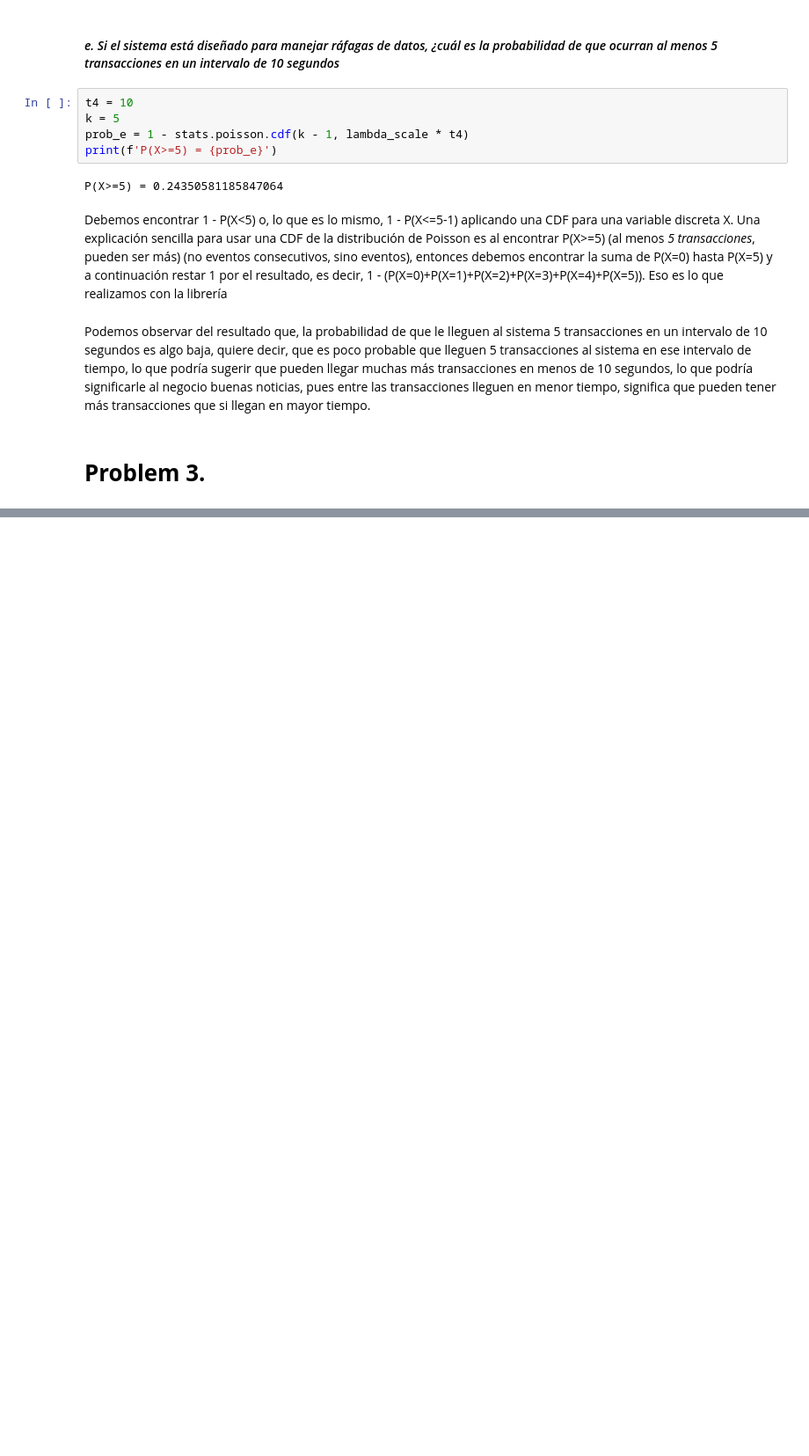
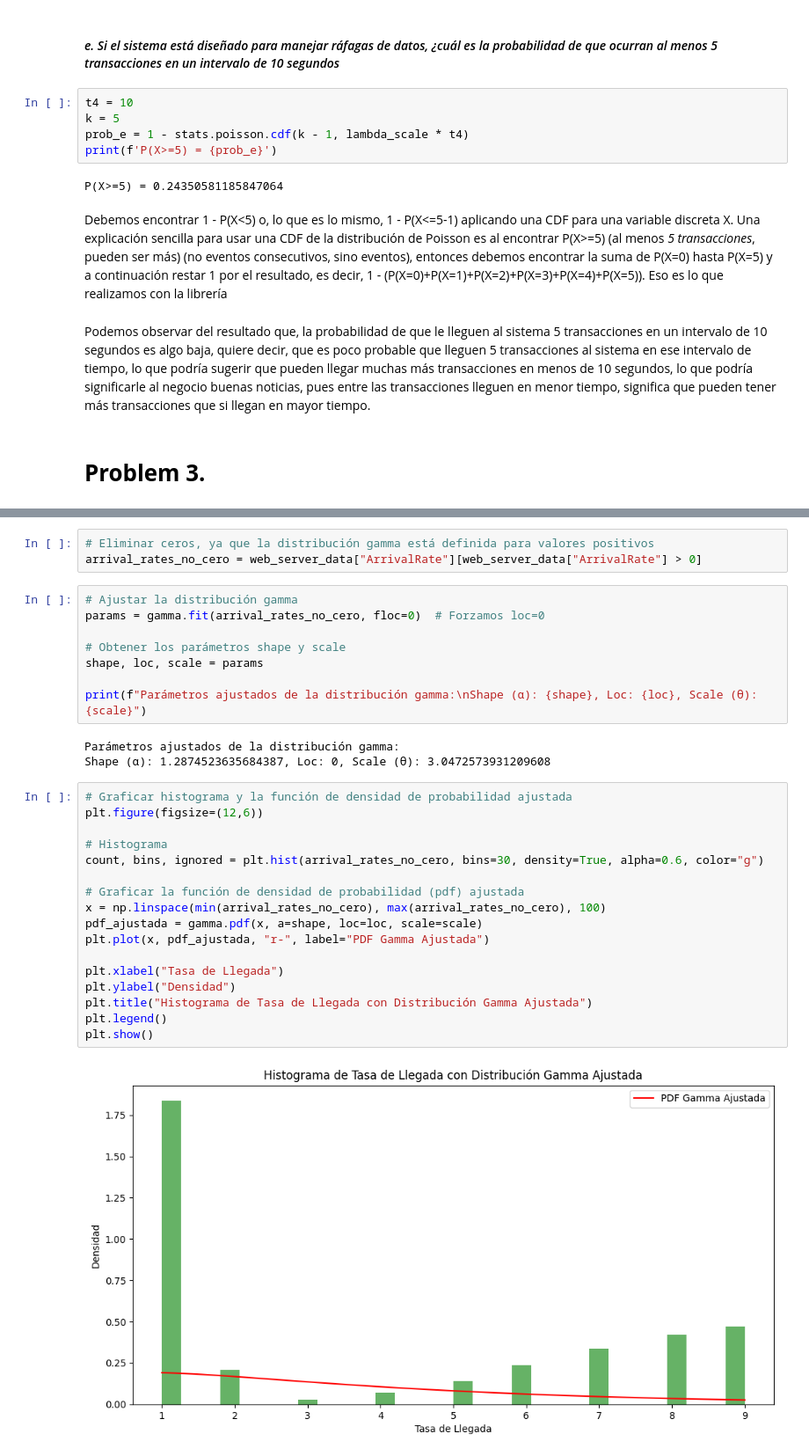
Before and after one commit to JuanRuizIng/Statistical_distributions, a Jupyter notebook: 001_StatisticalDistributionSolutions.ipynb, the cells around one changed output, grey strips where cells are left out. Shown: that part at 88% size. Saved outputs shown, nothing was run; the diff lists cells and outputs as text; blank space fills up the shorter version.

```diff
--- a/001_StatisticalDistributionSolutions.ipynb
+++ b/001_StatisticalDistributionSolutions.ipynb
@@ -202,0 +273,33 @@ print("hola mundo")
+# %%
+# Eliminar ceros, ya que la distribución gamma está definida para valores positivos
+arrival_rates_no_cero = web_server_data["ArrivalRate"][web_server_data["ArrivalRate"] > 0]
+# %%
+# Ajustar la distribución gamma
+params = gamma.fit(arrival_rates_no_cero, floc=0)  # Forzamos loc=0
+
+# Obtener los parámetros shape y scale
+shape, loc, scale = params
+
+print(f"Parámetros ajustados de la distribución gamma:\nShape (α): {shape}, Loc: {loc}, Scale (θ): {scale}")
+# %% [output]
+Parámetros ajustados de la distribución gamma:
+Shape (α): 1.2874523635684387, Loc: 0, Scale (θ): 3.0472573931209608
+# %%
+# Graficar histograma y la función de densidad de probabilidad ajustada
+plt.figure(figsize=(12,6))
+
+# Histograma
+count, bins, ignored = plt.hist(arrival_rates_no_cero, bins=30, density=True, alpha=0.6, color="g")
+
+# Graficar la función de densidad de probabilidad (pdf) ajustada
+x = np.linspace(min(arrival_rates_no_cero), max(arrival_rates_no_cero), 100)
+pdf_ajustada = gamma.pdf(x, a=shape, loc=loc, scale=scale)
+plt.plot(x, pdf_ajustada, "r-", label="PDF Gamma Ajustada")
+
+plt.xlabel("Tasa de Llegada")
+plt.ylabel("Densidad")
+plt.title("Histograma de Tasa de Llegada con Distribución Gamma Ajustada")
+plt.legend()
+plt.show()
+# %% [output]
+[figure, added]
```
Also changed, not shown: parts of 26 cells of this notebook, 1 other file.
